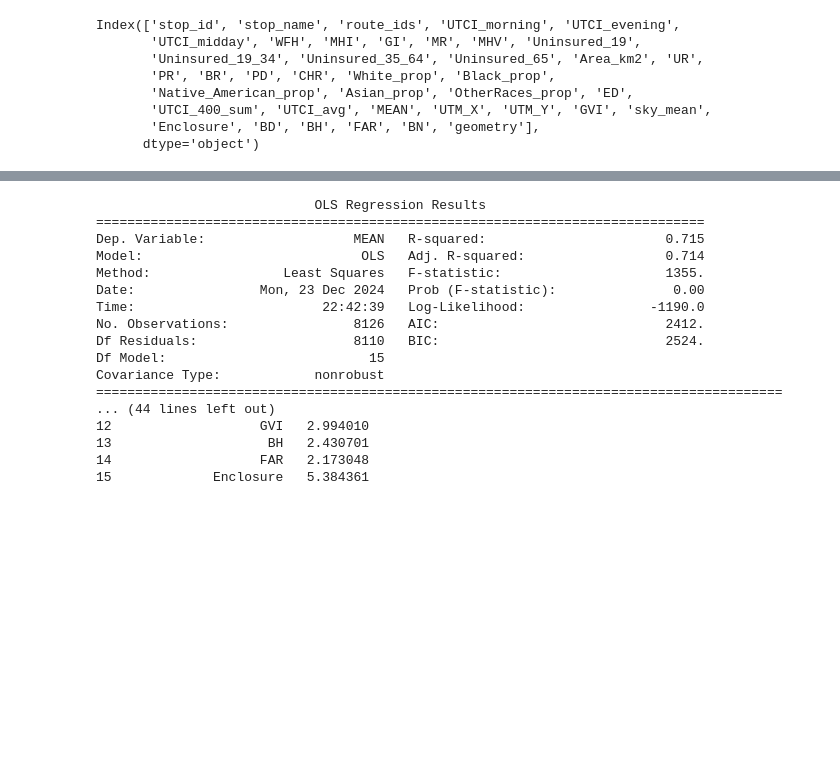
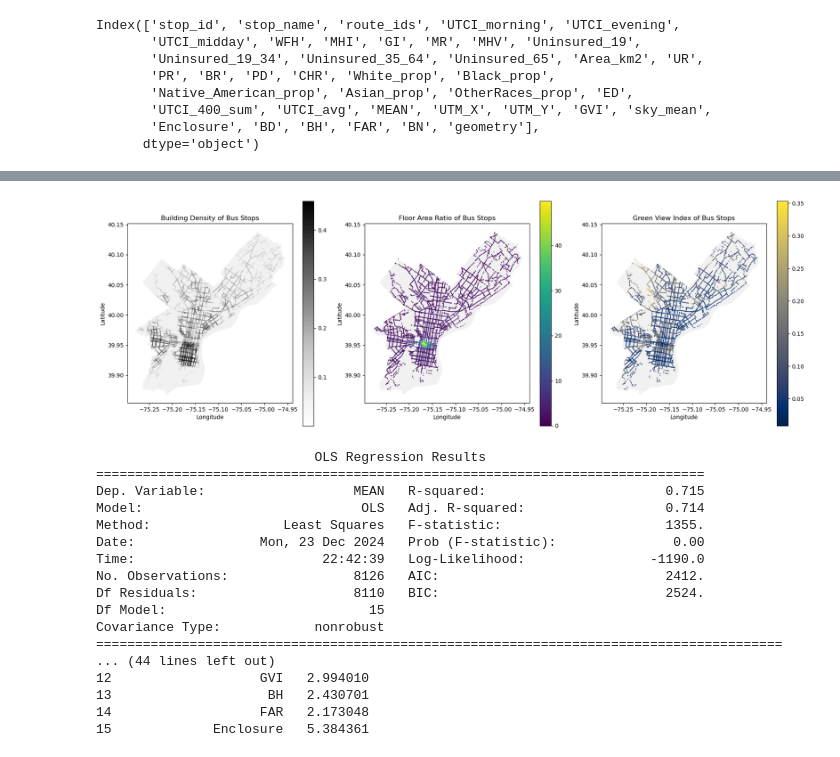
Before and after one commit to ZoeyGuo709/Final, a Jupyter notebook: Code/MidDay.ipynb, the cells around one changed output, grey strips where cells are left out. Saved outputs shown, nothing was run; the diff lists cells and outputs as text; code cells hidden in the pictures; blank space fills up the shorter version.

```diff
--- a/Code/MidDay.ipynb
+++ b/Code/MidDay.ipynb
@@ -533,3 +562,61 @@ See: https://matplotlib.org/stable/tutorials/intermediate/legend_guide.html#impl
+# %%
+# Create a figure with 1 row and 3 columns of subplots
+fig, axes = plt.subplots(1, 3, figsize=(18, 6))
+
+# Plot City Limits for reference
+city_limits_gdf.plot(ax=axes[0], color="lightgrey", alpha=0.3, label="City Limits")
+city_limits_gdf.plot(ax=axes[1], color="lightgrey", alpha=0.3, label="City Limits")
+city_limits_gdf.plot(ax=axes[2], color="lightgrey", alpha=0.3, label="City Limits")
+
+# Plot Building Density
+ACS_Stops.plot(
+    column="BD",
+    cmap="Greys",
+    legend=True,
+    ax=axes[0],
+    markersize=0.5,
+    alpha=0.7,
+    label="Building Density"
+)
+axes[0].set_title("Building Density of Bus Stops")
+axes[0].set_xlabel("Longitude")
+axes[0].set_ylabel("Latitude")
+
+# Plot Floor Area Ratio
+ACS_Stops.plot(
+    column="FAR",
+    cmap="viridis",
+    legend=True,
+    ax=axes[1],
+    markersize=0.5,
+    alpha=0.7,
+    label="Floor Area Ratio"
+)
+axes[1].set_title("Floor Area Ratio of Bus Stops")
+axes[1].set_xlabel("Longitude")
+axes[1].set_ylabel("Latitude")
+
+# Plot Green View Index
+ACS_Stops.plot(
+    column="GVI",
+    cmap="cividis",
+    legend=True,
+    ax=axes[2],
+    markersize=0.5,
+    alpha=0.7,
+    label="Green View Index"
+)
+axes[2].set_title("Green View Index of Bus Stops")
+axes[2].set_xlabel("Longitude")
+axes[2].set_ylabel("Latitude")
+
+# Adjust layout to avoid overlap
+plt.tight_layout()
+
+# Display the plots
+plt.show()
+# %% [output]
+[figure, added]
 # %%
 import statsmodels.api as sm
 from statsmodels.stats.outliers_influence import variance_inflation_factor
```
Also changed, not shown: parts of 2 cells of this notebook, 14 other files.
